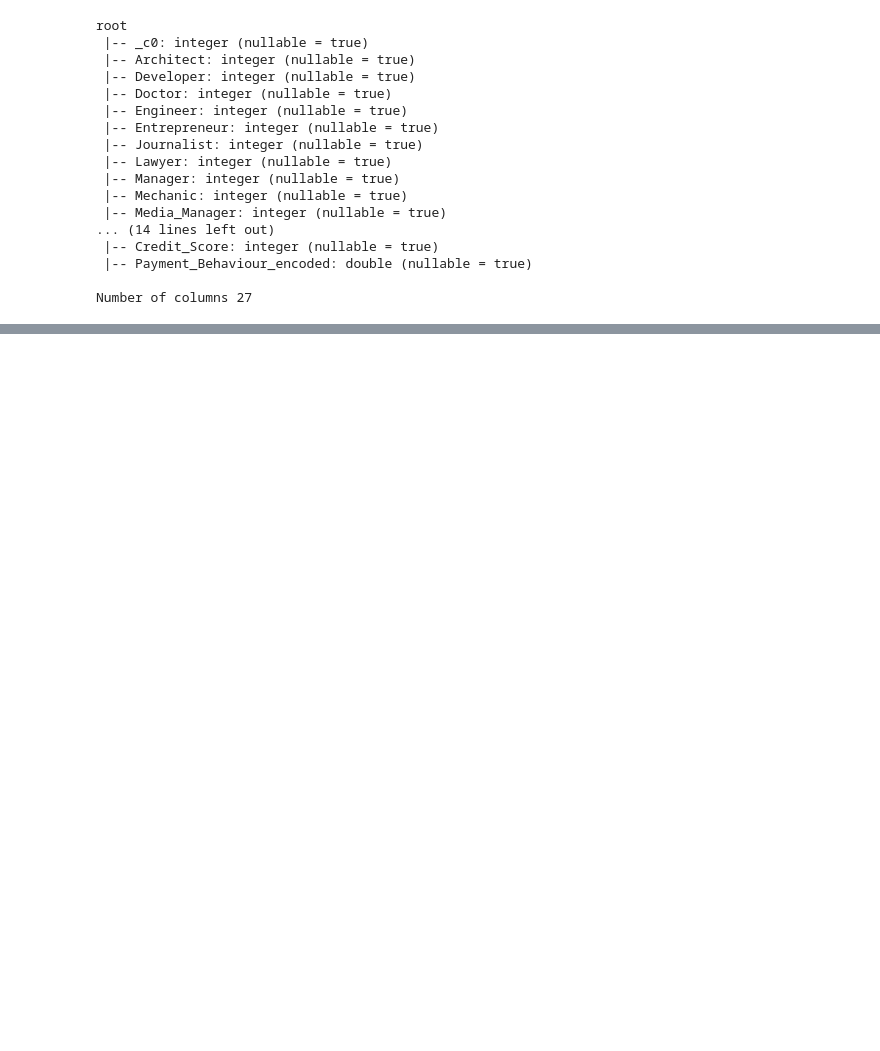
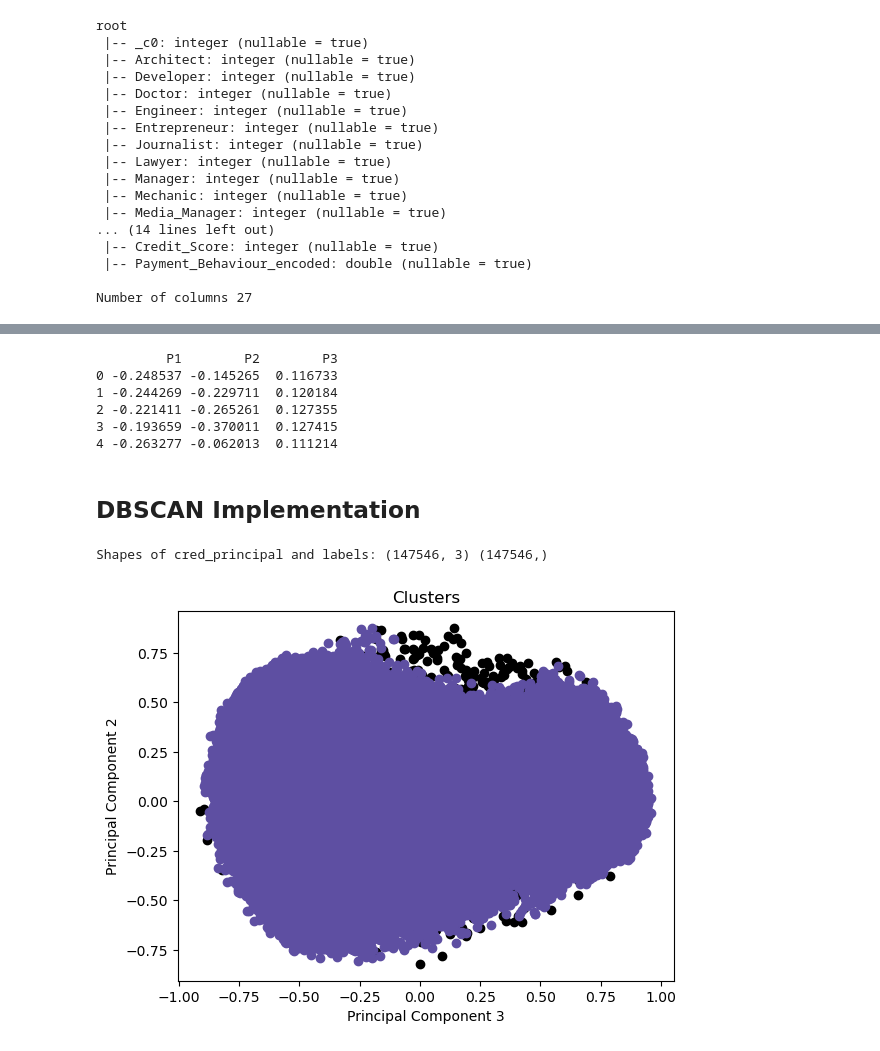
Before and after one commit to tanvimathur11/DDA, a Jupyter notebook: DDA_cleaning-Rough.ipynb, the cells around one changed output, grey strips where cells are left out. Drawn from its saved outputs; the diff is of its cells as text; code cells hidden in the pictures; blank space fills up the shorter version.

```diff
--- a/DDA_cleaning-Rough.ipynb
+++ b/DDA_cleaning-Rough.ipynb
@@ -1620,3 +1732,49 @@ df_cred.groupby("Credit_Score").count().toPandas()
+# %%
+cred_principal = pd.DataFrame(cred_principal)
+cred_principal.columns = ['P1','P2','P3']
+print(cred_principal.head())
+# %% [output]
+         P1        P2        P3
+0 -0.248537 -0.145265  0.116733
+1 -0.244269 -0.229711  0.120184
+2 -0.221411 -0.265261  0.127355
+3 -0.193659 -0.370011  0.127415
+4 -0.263277 -0.062013  0.111214
+# %% [markdown]
+## DBSCAN Implementation
+# %%
+from sklearn.cluster import DBSCAN
+
+cred_clustering = DBSCAN(eps=0.0675, min_samples=7).fit(cred_principal)
+labels = cred_clustering.labels_
+# %%
+print('Shapes of cred_principal and labels:', cred_principal.shape, labels.shape)
+# %% [output]
+Shapes of cred_principal and labels: (147546, 3) (147546,)
+# %%
+# Convert cred_principal to a NumPy array
+cred_principal_arr = cred_principal.to_numpy()
+
+# Determine unique labels and assign colors
+unique_labels = np.unique(labels)
+colors = plt.cm.Spectral(np.linspace(0, 1, len(unique_labels)))
+color_dict = dict(zip(unique_labels, colors))
+
+# Plot the clustered data
+for label in unique_labels:
+    if label == -1:
+        # Plot noise points as black
+        plt.scatter(cred_principal_arr[labels == label, 0], cred_principal_arr[labels == label, 1], color='k')
+    else:
+        plt.scatter(cred_principal_arr[labels == label, 0], cred_principal_arr[labels == label, 1], color=color_dict[label])
+
+plt.title('Clusters')
+plt.xlabel('Principal Component 1')
+plt.ylabel('Principal Component 2')
+plt.xlabel('Principal Component 3')
+plt.show()
+# %% [output]
+[figure, added]
 # %%
 from sklearn.model_selection import StratifiedKFold
 # %%
```
Also changed, not shown: parts of 42 cells of this notebook, 2 other files.
